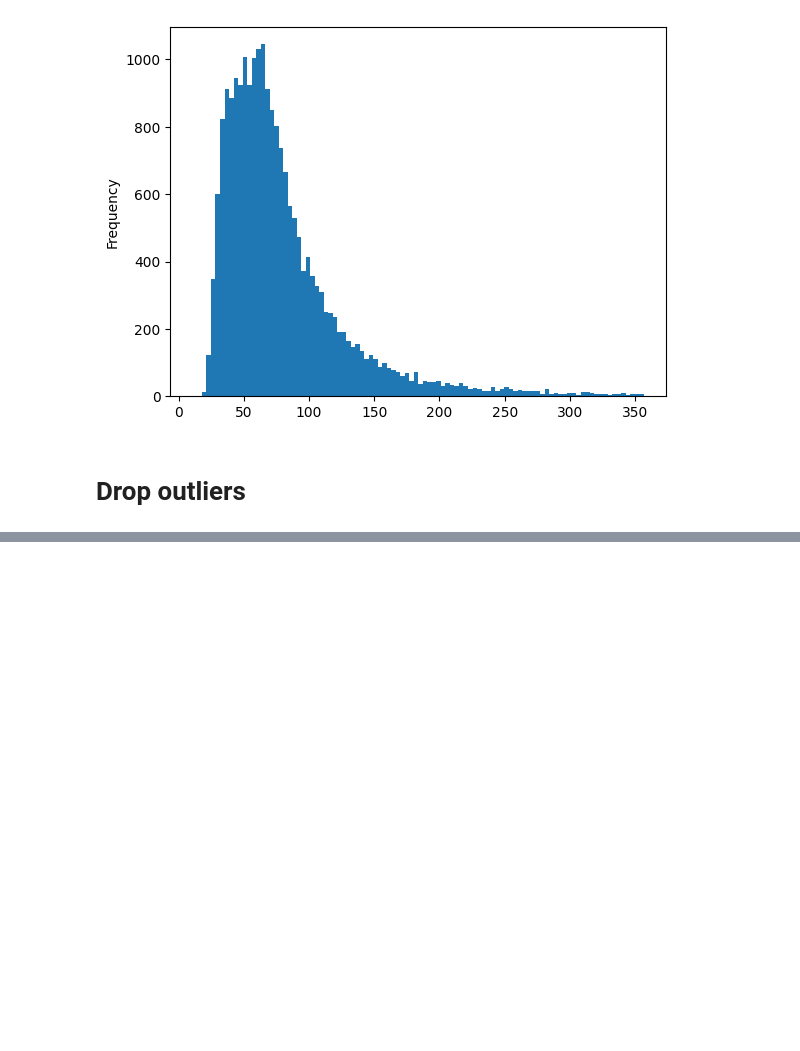
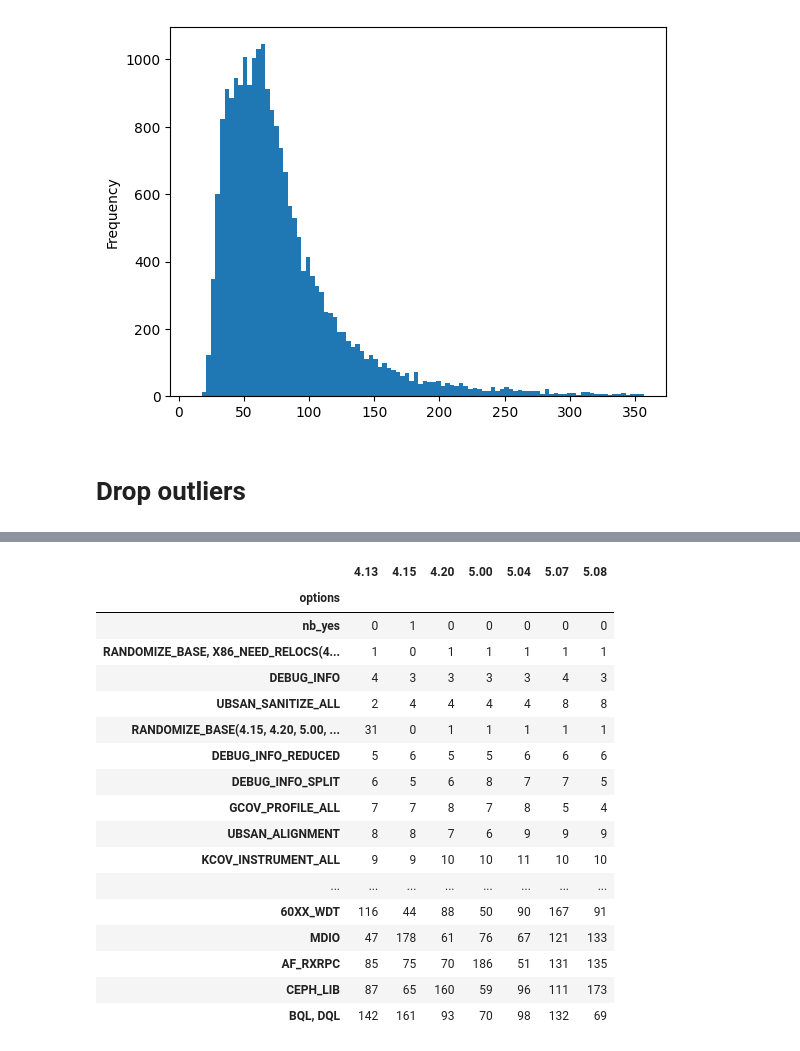
Before and after one commit to TuxML/tuxai, a Jupyter notebook: notebooks/2023_01_26.ipynb, the cells around one changed output, grey strips where cells are left out. Saved outputs shown, nothing was run; the diff lists cells and outputs as text; code cells hidden in the pictures; blank space fills up the shorter version.

```diff
--- a/notebooks/2023_01_26.ipynb
+++ b/notebooks/2023_01_26.ipynb
@@ -186,0 +315,5 @@ df_ai
+# %%
+fir_no = FeatureImportanceReport(use_cache="fi_const_2023_no", drop_outliers=True)
+df_ai_no = fir_no.options_always_importants(target="vmlinux", rank=200,collinearity=True, merge_groups=True, allow_version_gap=False).set_index("options")
+df_ai_no
+# %% [output]
@@ -186,0 +321,18 @@ df_ai
+|  | 4.13 | 4.15 | 4.20 | 5.00 | 5.04 | 5.07 | 5.08 |
+| options |  |  |  |  |  |  |  |
+| nb_yes | 0 | 1 | 0 | 0 | 0 | 0 | 0 |
+| RANDOMIZE_BASE, X86_NEED_RELOCS(4... | 1 | 0 | 1 | 1 | 1 | 1 | 1 |
+| DEBUG_INFO | 4 | 3 | 3 | 3 | 3 | 4 | 3 |
+| UBSAN_SANITIZE_ALL | 2 | 4 | 4 | 4 | 4 | 8 | 8 |
+| RANDOMIZE_BASE(4.15, 4.20, 5.00, ... | 31 | 0 | 1 | 1 | 1 | 1 | 1 |
+| DEBUG_INFO_REDUCED | 5 | 6 | 5 | 5 | 6 | 6 | 6 |
+| DEBUG_INFO_SPLIT | 6 | 5 | 6 | 8 | 7 | 7 | 5 |
+| GCOV_PROFILE_ALL | 7 | 7 | 8 | 7 | 8 | 5 | 4 |
+| UBSAN_ALIGNMENT | 8 | 8 | 7 | 6 | 9 | 9 | 9 |
+| KCOV_INSTRUMENT_ALL | 9 | 9 | 10 | 10 | 11 | 10 | 10 |
+| ... | ... | ... | ... | ... | ... | ... | ... |
+| 60XX_WDT | 116 | 44 | 88 | 50 | 90 | 167 | 91 |
+| MDIO | 47 | 178 | 61 | 76 | 67 | 121 | 133 |
+| AF_RXRPC | 85 | 75 | 70 | 186 | 51 | 131 | 135 |
+| CEPH_LIB | 87 | 65 | 160 | 59 | 96 | 111 | 173 |
+| BQL, DQL | 142 | 161 | 93 | 70 | 98 | 132 | 69 |
```
Also changed, not shown: parts of 12 cells of this notebook.
